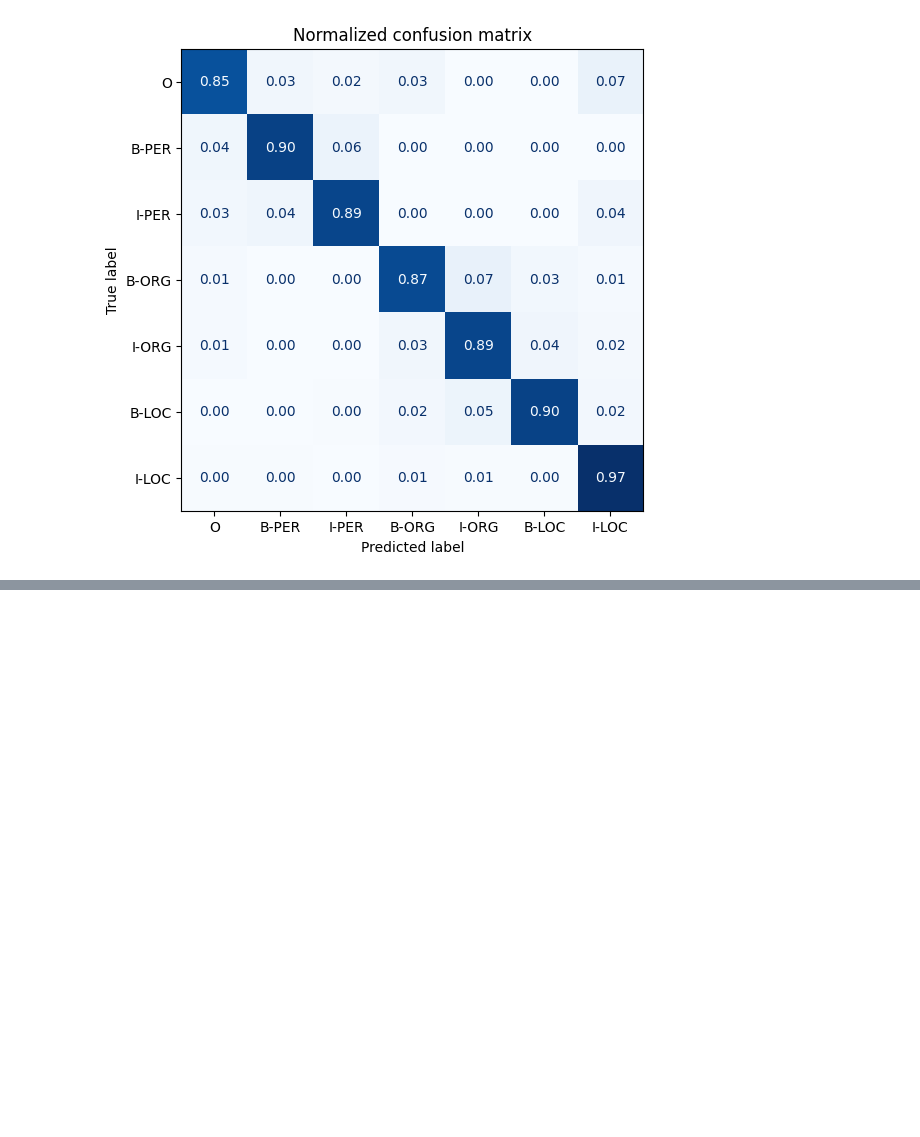
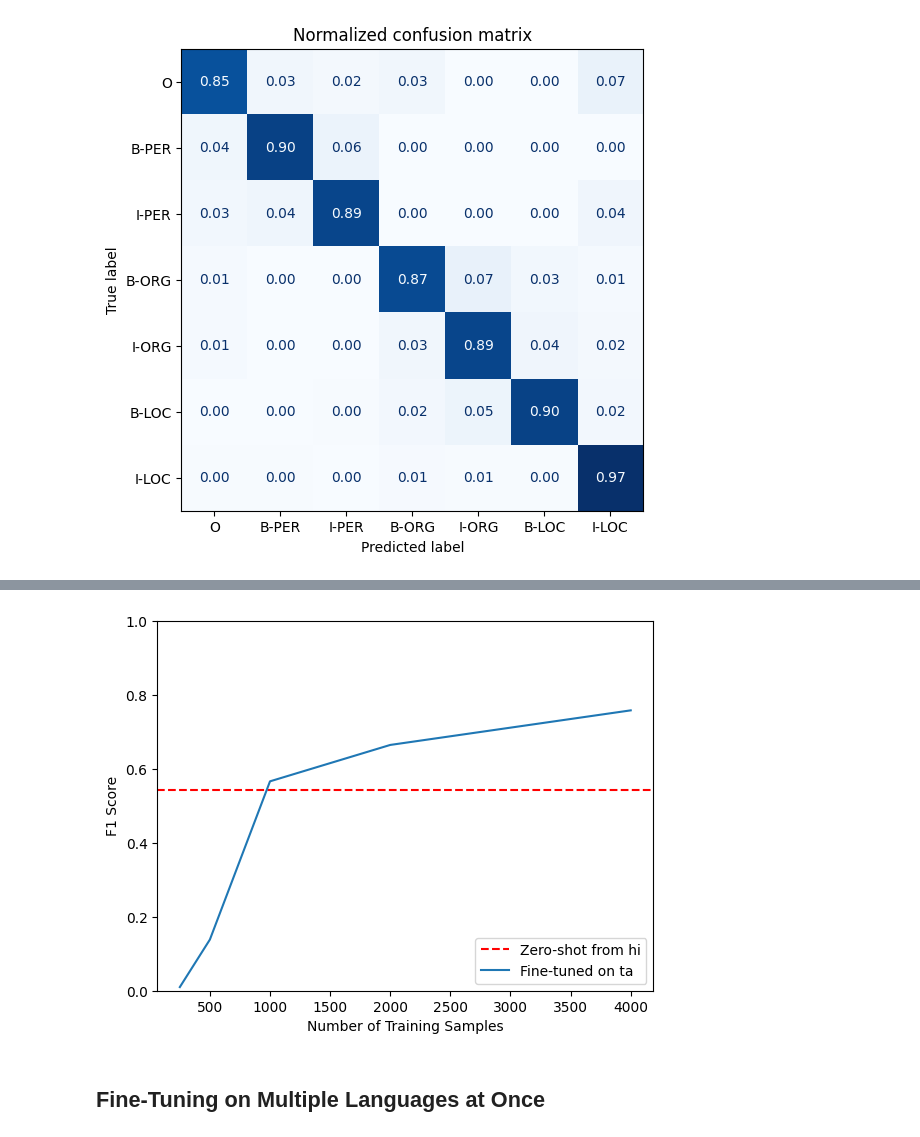
Before and after one commit to the-neural-networker/nlp-with-transformers, a Jupyter notebook: multi-lingual-language-recognition.ipynb, the cells around one changed output, grey strips where cells are left out. Cells and saved outputs as stored; diff of their text form; code cells hidden in the pictures; blank space fills up the shorter version.

```diff
--- a/multi-lingual-language-recognition.ipynb
+++ b/multi-lingual-language-recognition.ipynb
@@ -627,0 +660,7 @@ df_tmp = df.sort_values(by="total_loss", ascending=False).head(3)
+# %%
+f1_scores["hi"]["te"] = evaluate_lang_performance("te", trainer)
+f1_scores["hi"]["ta"] = evaluate_lang_performance("ta", trainer)
+f1_scores["hi"]["en"] = evaluate_lang_performance("en", trainer)
+print(f"F1-score of [hi] model pn [te] dataset: {f1_scores['hi']['te']:.3f}")
+print(f"F1-score of [hi] model pn [ta] dataset: {f1_scores['hi']['ta']:.3f}")
+print(f"F1-score of [hi] model pn [en] dataset: {f1_scores['hi']['en']:.3f}")
@@ -627,0 +676,22 @@ df_tmp = df.sort_values(by="total_loss", ascending=False).head(3)
+# %%
+def train_on_subset(dataset, num_samples):
+    train_ds = dataset["train"].shuffle(seed=42).select(range(num_samples))
+    valid_ds = dataset["validation"]
+    test_ds = dataset["test"]
+    training_args.logging_steps = len(train_ds) // batch_size
+
+    trainer = Trainer(model_init=model_init, args=training_args,
+                      data_collator=data_collator, compute_metrics=compute_metrics,
+                      train_dataset=train_ds, eval_dataset=valid_ds, tokenizer=xlmr_tokenizer)
+    trainer.train()
+    if training_args.push_to_hub:
+        trainer.push_to_hub(commit_message="Training completed!")
+
+    f1_score = get_f1_score(trainer, test_ds)
+    return pd.DataFrame.from_dict(
+        {"num_samples": [len(train_ds)], "f1_score": [f1_score]})
+# %%
+panx_ta_encoded = encode_panx_dataset(panx_ch["ta"])
+training_args.push_to_hub = False
+metrics_df = train_on_subset(panx_ta_encoded, 250)
+metrics_df
@@ -627,0 +711,4 @@ df_tmp = df.sort_values(by="total_loss", ascending=False).head(3)
+# %%
+for num_samples in [500, 1000, 2000, 4000]:
+    result = train_on_subset(panx_ta_encoded, num_samples)
+    metrics_df = pd.concat([metrics_df, result], ignore_index=True)
@@ -627,0 +738,13 @@ df_tmp = df.sort_values(by="total_loss", ascending=False).head(3)
+# %%
+fig, ax = plt.subplots()
+ax.axhline(f1_scores["hi"]["ta"], ls="--", color="r")
+metrics_df.set_index("num_samples").plot(ax=ax)
+plt.legend(["Zero-shot from hi", "Fine-tuned on ta"], loc="lower right")
+plt.ylim((0, 1))
+plt.xlabel("Number of Training Samples")
+plt.ylabel("F1 Score")
+plt.show()
+# %% [output]
+[figure, added]
+# %% [markdown]
+## Fine-Tuning on Multiple Languages at Once
```
Also changed, not shown: parts of 24 cells of this notebook.
